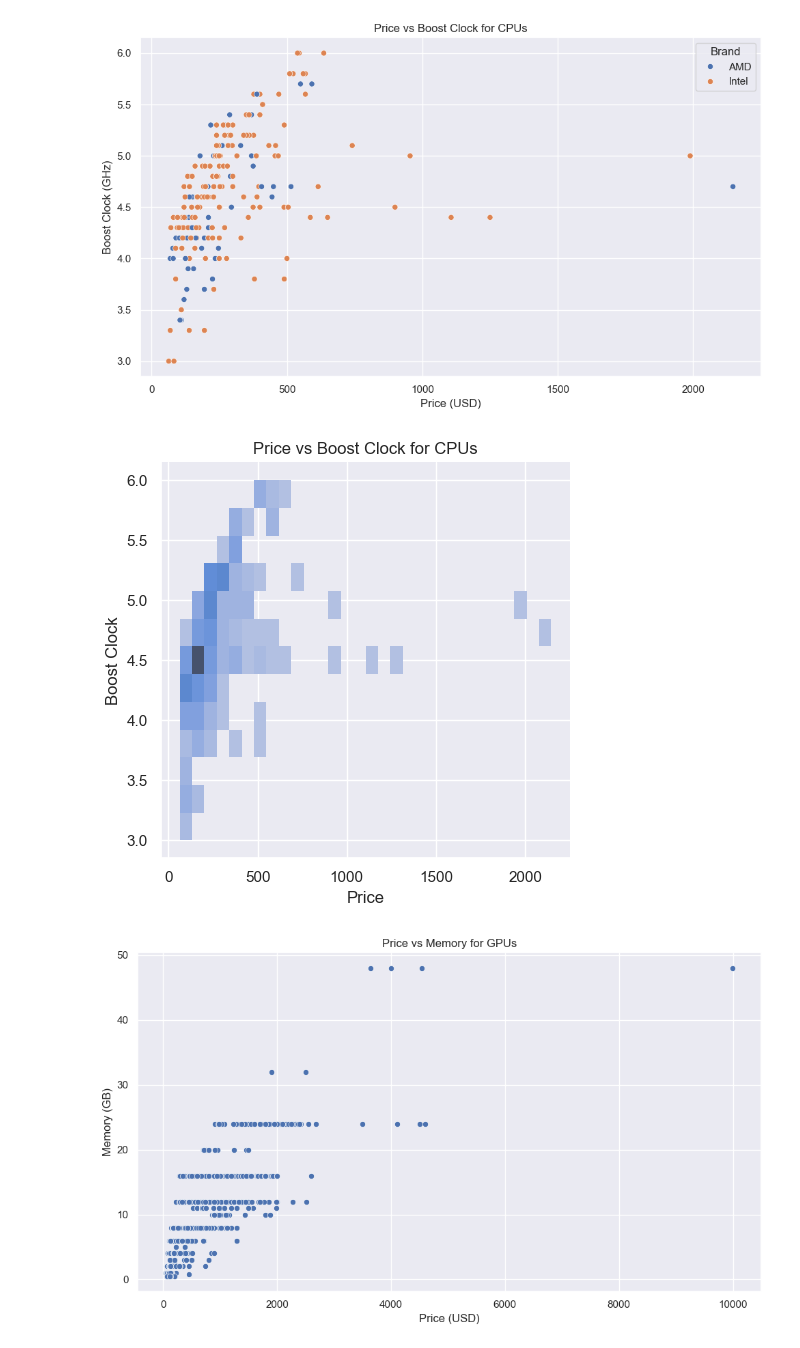
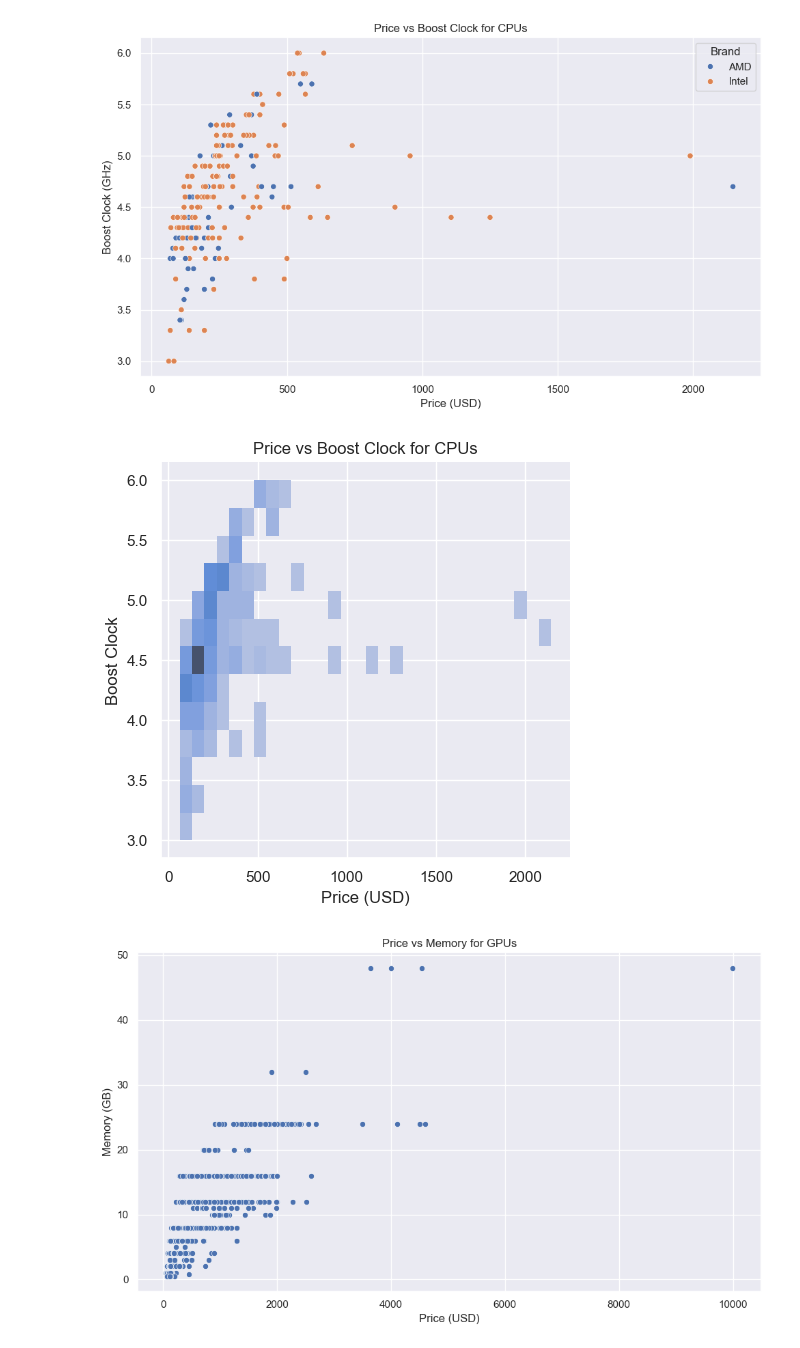
Before and after one commit to knoppds/CSCI_5502_Group_Project_01, a Jupyter notebook: GP_1_PCPartPicker_Data_Visualizations.ipynb, the cells around one changed output. Cells and saved outputs as stored; diff of their text form; code cells hidden in the pictures.

```diff
--- a/GP_1_PCPartPicker_Data_Visualizations.ipynb
+++ b/GP_1_PCPartPicker_Data_Visualizations.ipynb
@@ -179,14 +179,14 @@ plt.show()
 [figure]
 # %%
 sns.displot(data=cpu_df, x='Price', y='Boost Clock')
-plt.xlabel('Price')
+plt.xlabel('Price (USD)')
 plt.ylabel('Boost Clock')
 plt.title('Price vs Boost Clock for CPUs')
 plt.tight_layout()
 plt.savefig('Visualizations/price_vs_boost_displot.png')
 plt.show()
 # %% [output]
-[figure, old version]
+[figure, new version]
 # %%
 plt.figure(figsize=(10, 6))
 sns.scatterplot(x='Price', y='Memory', data=gpu_df)
```
Also changed, not shown: parts of 4 cells of this notebook, 5 other files.
